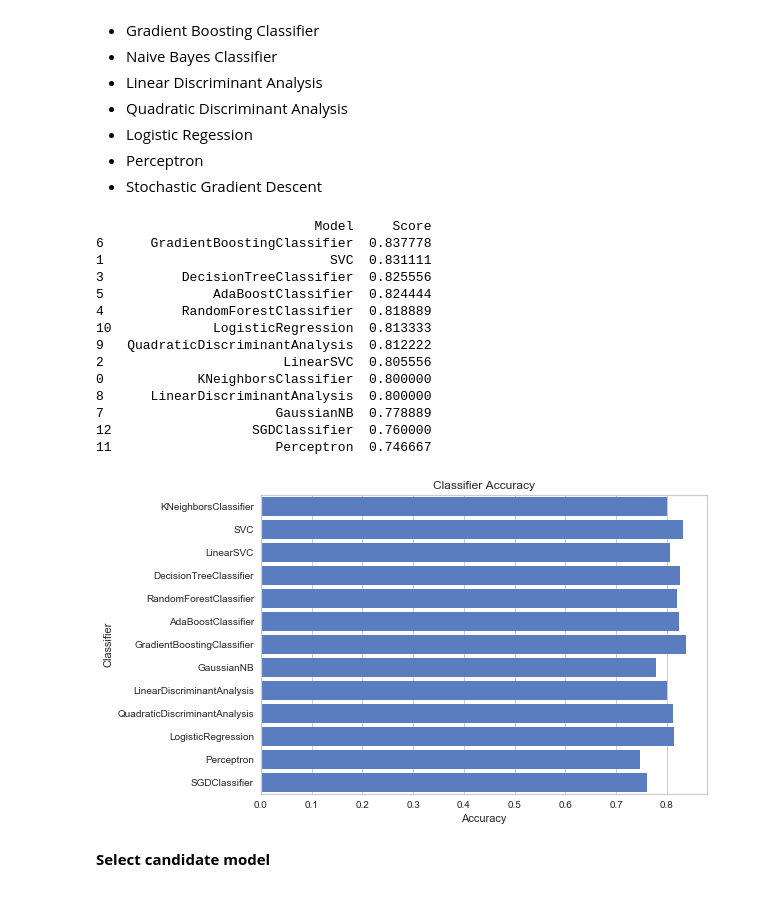
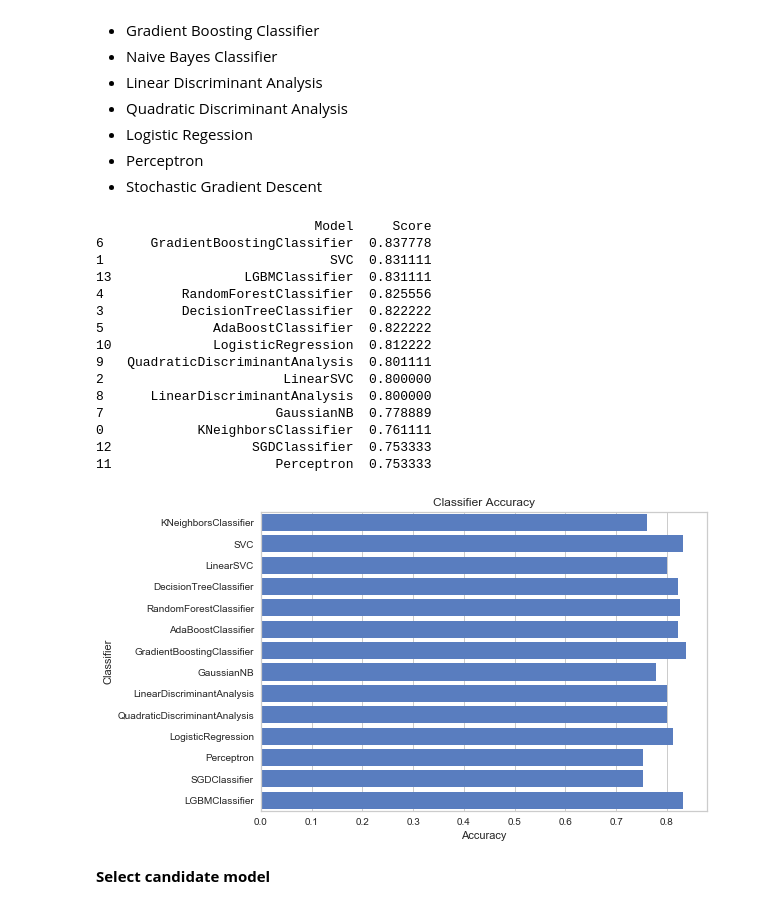
Before and after one commit to nhancv/nc-kaggle-ml, a Jupyter notebook: titanic/src/titanic-anomous.ipynb, the cells around one changed output. Cells and saved outputs as stored; diff of their text form; code cells hidden in the pictures.

```diff
--- a/titanic/src/titanic-anomous.ipynb
+++ b/titanic/src/titanic-anomous.ipynb
@@ -492,6 +571,7 @@ from sklearn.discriminant_analysis import LinearDiscriminantAnalysis, QuadraticD
 from sklearn.linear_model import LogisticRegression
 from sklearn.linear_model import Perceptron
 from sklearn.linear_model import SGDClassifier
+from lightgbm import LGBMClassifier
 
 classifiers = [
     KNeighborsClassifier(n_neighbors=3),
@@ -507,6 +587,7 @@ classifiers = [
     LogisticRegression(),
     Perceptron(max_iter=100),
     SGDClassifier(),
+    LGBMClassifier()
 ]
 
 log_cols = ["Classifier", "Accuracy"]
@@ -530,43 +611,44 @@ for train_index, test_index in sss.split(X, Y):
         train_predictions = clf.predict(X_test)
         acc = accuracy_score(Y_test, train_predictions)
         if name in acc_dict:
             acc_dict[name] += acc
         else:
             acc_dict[name] = acc
 
 for clf in acc_dict:
     acc_dict[clf] = acc_dict[clf] / 10.0
     log_entry = pd.DataFrame([[clf, acc_dict[clf]]], columns=log_cols)
     log = log.append(log_entry)
 
 # Show plot
 plt.xlabel('Accuracy')
 plt.title('Classifier Accuracy')
 
 sns.set_color_codes("muted")
 sns.barplot(x='Accuracy', y='Classifier', data=log, color="b")
 
 # Print score
 models_score = pd.DataFrame({
     'Model': list(acc_dict.keys()),
     'Score': list(acc_dict.values())}).sort_values(by='Score', ascending=False)
 print(models_score)
 # %% [output]
                             Model     Score
 6      GradientBoostingClassifier  0.837778
 1                             SVC  0.831111
-3          DecisionTreeClassifier  0.825556
-5              AdaBoostClassifier  0.824444
-4          RandomForestClassifier  0.818889
-10             LogisticRegression  0.813333
-9   QuadraticDiscriminantAnalysis  0.812222
-2                       LinearSVC  0.805556
-0            KNeighborsClassifier  0.800000
+13                 LGBMClassifier  0.831111
+4          RandomForestClassifier  0.825556
+3          DecisionTreeClassifier  0.822222
+5              AdaBoostClassifier  0.822222
+10             LogisticRegression  0.812222
+9   QuadraticDiscriminantAnalysis  0.801111
+2                       LinearSVC  0.800000
 8      LinearDiscriminantAnalysis  0.800000
 7                      GaussianNB  0.778889
-12                  SGDClassifier  0.760000
-11                     Perceptron  0.746667
+0            KNeighborsClassifier  0.761111
+12                  SGDClassifier  0.753333
+11                     Perceptron  0.753333
-[figure, old version]
+[figure, new version]
 # %% [markdown]
 **Select candidate model**
 # %%
```
Also changed, not shown: parts of 23 cells of this notebook, 1 other file.
